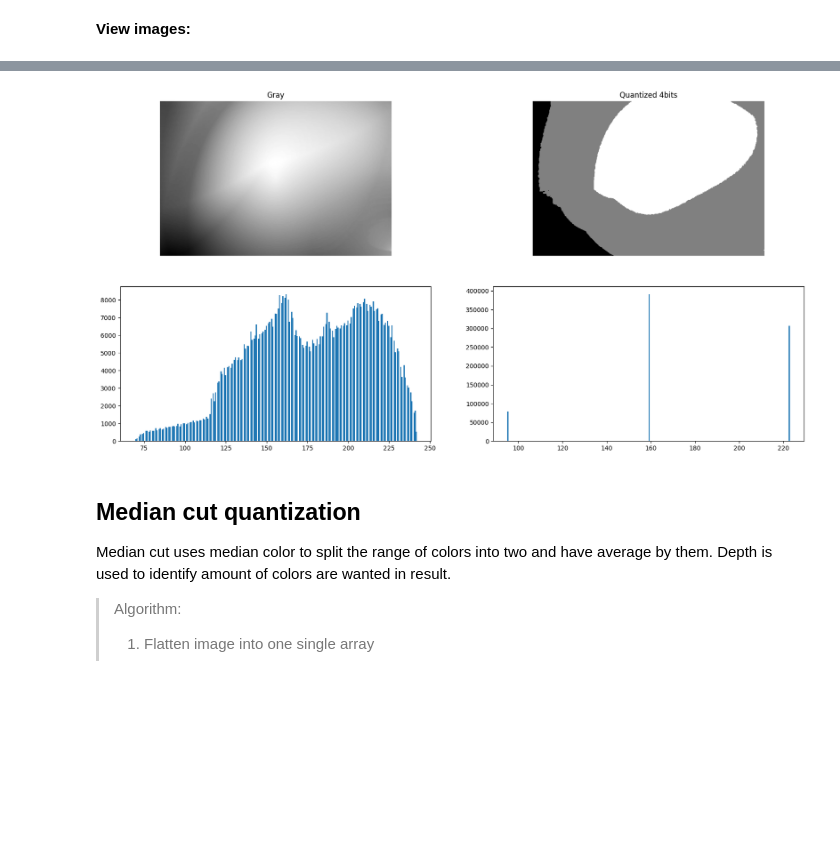
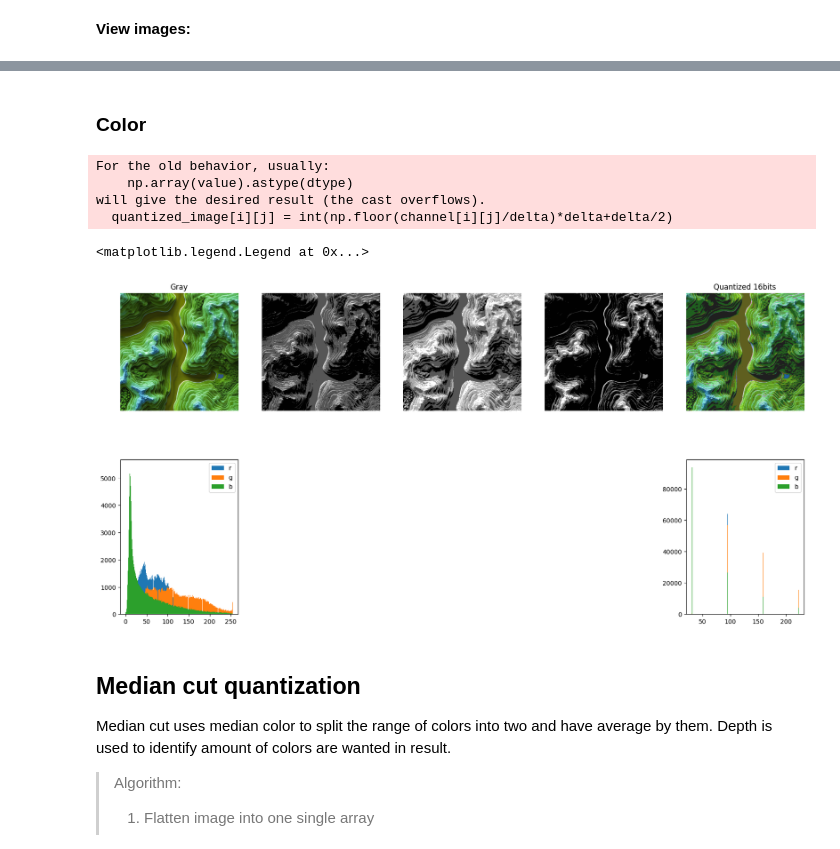
Before and after one commit to JavaConterry/Image-Quantization, a Jupyter notebook: Worksheet.ipynb, the cells around one changed output, grey strips where cells are left out. Cells and saved outputs as stored; diff of their text form; code cells hidden in the pictures; blank space fills up the shorter version.

Commit message:
uniform - color

```diff
--- a/Worksheet.ipynb
+++ b/Worksheet.ipynb
@@ -16,11 +16,13 @@ import numpy as np
 import math as m
 
 # img_source = 'images/gradient.jpg'
-img_source = 'images/grad_2.jpeg'
+# img_source = 'images/grad_2.jpeg'
+
+# img_source = 'images/otto.png'
 
 
 # img_source = 'images/hills.jpeg'
-# img_source = 'images/hills-underscaled.png'
+img_source = 'images/hills-underscaled.png'
 
 # img_source = 'images/example.png'
 # img_source = 'images/example_underscaled.png'
@@ -66,36 +94,69 @@ Image data type: uint8
+# %% [markdown]
+### Color
 # %%
 level = 4
 
-quantized_image = np.array(gray_image).copy()
-delta = 255/level
-for i in range(gray_image.shape[0]):
-    for j in range(gray_image.shape[1]):
-        quantized_image[i][j] = int(np.floor(gray_image[i][j]/delta)*delta+delta/2)
+def u_quantize(channel):
+    delta = 255/level
+    quantized_image = channel.copy()
+    for i in range(channel.shape[0]):
+        for j in range(channel.shape[1]):
+            quantized_image[i][j] = int(np.floor(channel[i][j]/delta)*delta+delta/2)
+    return quantized_image
+
+image = cv2.imread(img_source)
+r,g,b = cv2.split(image)
+channels = [r,g,b]
+n_c = []
+for channel in channels:
+    n_c.append(u_quantize(channel))
+quantized_image = cv2.merge(n_c)
+
 
 plt.figure(figsize=(20,10))
 
-
-plt.subplot(2,2,1)
-plt.imshow(gray_image, cmap='gray')
+plt.subplot(2,5,1)
+plt.imshow(image, cmap='gray')
 plt.title('Gray')
 plt.axis('off')
 
-plt.subplot(2,2,2)
-plt.imshow(quantized_image, cmap='gray')
-plt.title(f'Quantized {level}bits')
+plt.subplot(2,5,2)
+plt.imshow(n_c[0], cmap='gray')
+plt.axis('off')
+plt.subplot(2,5,3)
+plt.imshow(n_c[1], cmap='gray')
+plt.axis('off')
+plt.subplot(2,5,4)
+plt.imshow(n_c[2], cmap='gray')
+plt.axis('off')
+
+plt.subplot(2,5,5)
+plt.imshow(quantized_image)
+plt.title(f'Quantized {2**level}bits')
 plt.axis('off')
 
 
-plt.subplot(2,2,3)
-_=plt.hist(gray_image.ravel(), bins=256)
+plt.subplot(2,5,6)
+_=plt.hist(cv2.split(image)[0].ravel(), bins=256)
+_=plt.hist(cv2.split(image)[1].ravel(), bins=256)
+_=plt.hist(cv2.split(image)[2].ravel(), bins=256)
+plt.legend(['r','g','b'])
 
-plt.subplot(2,2,4)
-_=plt.hist(quantized_image.ravel(), bins=256)
+plt.subplot(2,5,10)
+_=plt.hist(cv2.split(quantized_image)[0].ravel(), bins=256)
+_=plt.hist(cv2.split(quantized_image)[1].ravel(), bins=256)
+_=plt.hist(cv2.split(quantized_image)[2].ravel(), bins=256)
+plt.legend(['r','g','b'])
 
 # cv2.imwrite('images/gray_hills.jpeg',gray_image)
 # cv2.imwrite('images/quantized_gray_hills.jpeg',quantized_image)
 # %% [output]
+For the old behavior, usually:
+    np.array(value).astype(dtype)
+will give the desired result (the cast overflows).
+  quantized_image[i][j] = int(np.floor(channel[i][j]/delta)*delta+delta/2)
+<matplotlib.legend.Legend at 0x...>
-[figure, old version]
+[figure, new version]
 # %% [markdown]
 ## Median cut quantization
 
```
Also changed, not shown: parts of 11 cells of this notebook, 4 other files.
